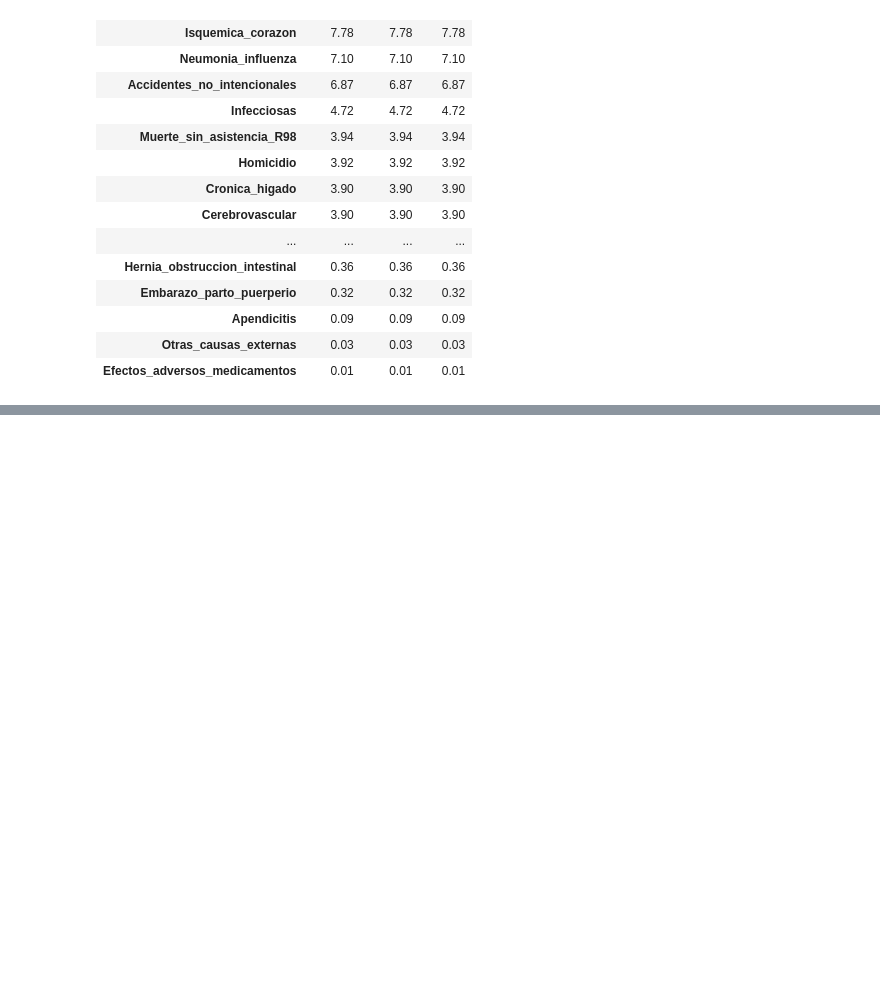
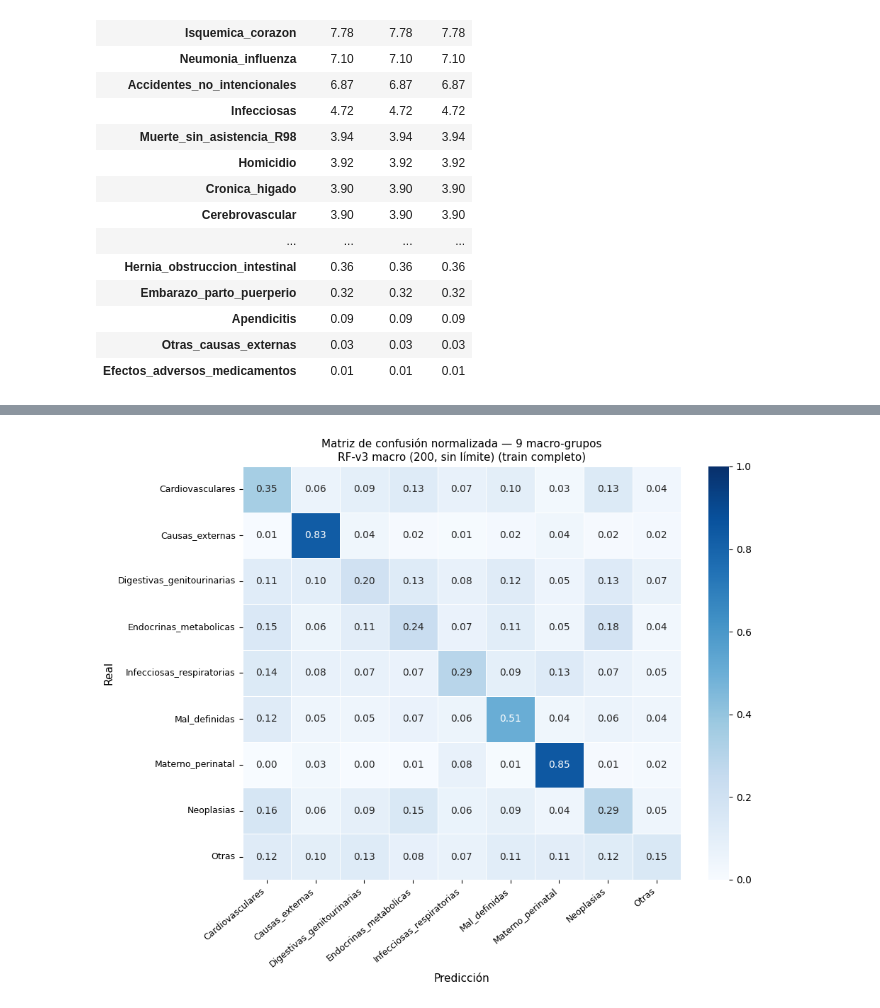
Before and after one commit to jcdiegolopez/MD-PY1, a Jupyter notebook: modelado_predictivo.ipynb, the cells around one changed output, grey strips where cells are left out. Saved outputs shown, nothing was run; the diff lists cells and outputs as text; code cells hidden in the pictures; blank space fills up the shorter version.

```diff
--- a/modelado_predictivo.ipynb
+++ b/modelado_predictivo.ipynb
@@ -627,0 +1493,26 @@ Shapes:
+# %%
+# ── 7. Matriz de confusión del modelo mejorado ────────────────────────────
+classes2 = best_pipe2.classes_
+cm2 = confusion_matrix(y2_test, y2_pred_test, labels=classes2, normalize='true')
+
+fig, ax = plt.subplots(figsize=(10, 8))
+sns.heatmap(
+    cm2,
+    xticklabels=classes2,
+    yticklabels=classes2,
+    cmap='Blues',
+    vmin=0, vmax=1,
+    annot=True,
+    fmt='.2f',
+    linewidths=0.5,
+    ax=ax,
+)
+ax.set_xlabel('Predicción', fontsize=11)
+ax.set_ylabel('Real', fontsize=11)
+ax.set_title(f'Matriz de confusión normalizada — 9 macro-grupos\n{best2_cfg["nombre"]} (train completo)', fontsize=11)
+ax.set_xticklabels(ax.get_xticklabels(), rotation=40, ha='right', fontsize=9)
+ax.set_yticklabels(ax.get_yticklabels(), rotation=0, fontsize=9)
+plt.tight_layout()
+plt.show()
+# %% [output]
+[figure, added]
```
Also changed, not shown: parts of 26 cells of this notebook, 2 other files.
